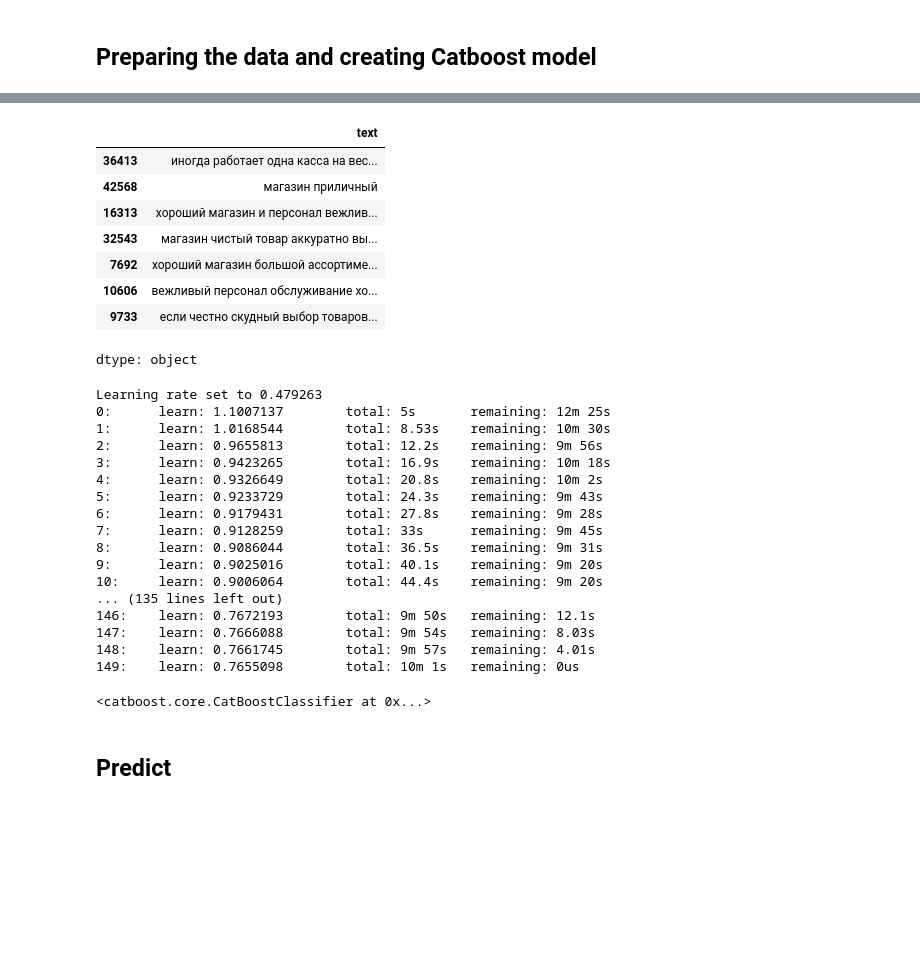
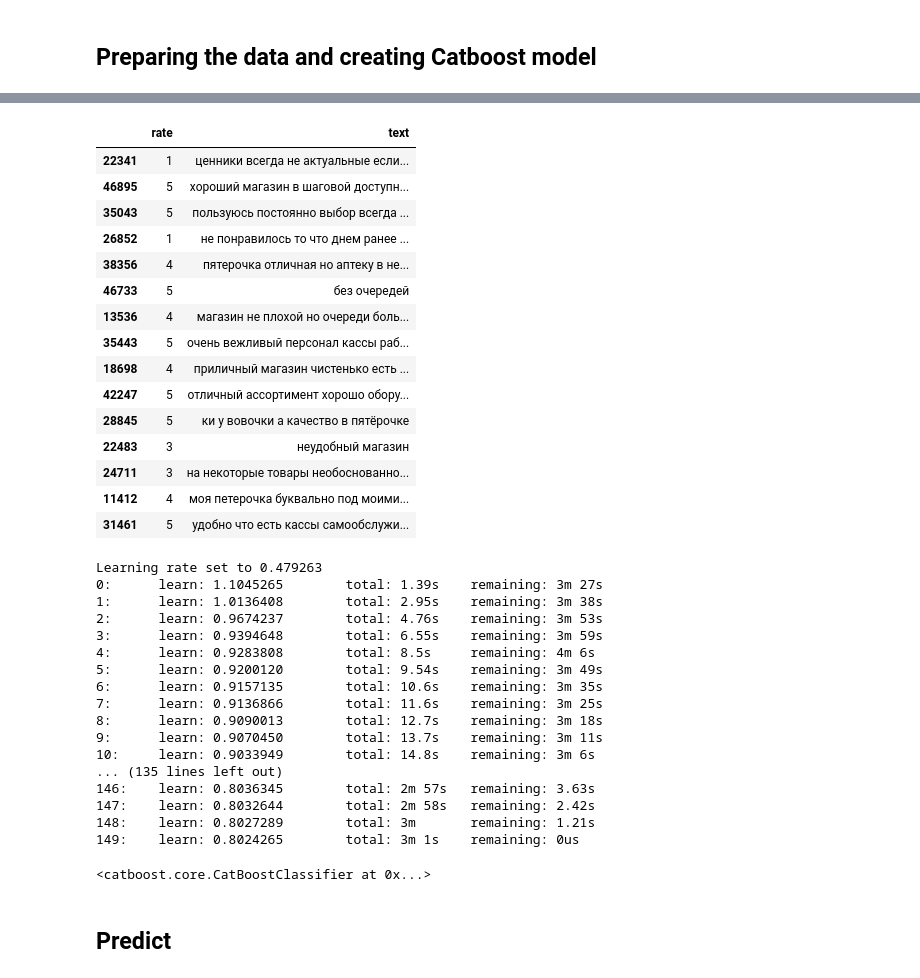
Before and after one commit to F1ameX/2025-ODS-NLP, a Jupyter notebook: practice_2.ipynb, the cells around one changed output, grey strips where cells are left out. Cells and saved outputs as stored; diff of their text form; code cells hidden in the pictures; blank space fills up the shorter version.

Commit message:
data preprocessing + lemmatization added | f1-score 0.6388

```diff
--- a/practice_2.ipynb
+++ b/practice_2.ipynb
@@ -56,19 +69,36 @@ train_data['text'].sample(7)
 dtype: object
-# %%
-train_data['text'] = train_data['text'].str.lower()
-train_data['text'] = train_data['text'].apply(lambda x: re.sub(r'[^\w\s]', '', x))
+# %%
+def process_data(df):
+    lemmatizer = WordNetLemmatizer()
+    df['text'] = df['text'].str.lower()
+    df['text'] = df['text'].apply(lambda x: re.sub(r'([,.!?;])', r' \1 ', x))
+    df['text'] = df['text'].apply(lambda x: re.sub(r'[^\w\s]', '', x))
+    df['text'] = df['text'].apply(lambda x: re.sub(r'[\d]', '', x))
+    df['text'] = df['text'].apply(lambda x: ' '.join([lemmatizer.lemmatize(word) for word in x.split()]))
+
+    return df
+# %%
+train_data = process_data(train_data)
+test_data = process_data(test_data)
 # %%
-train_data['text'].sample(7)
+train_data.sample(15)
 # %% [output]
-|  | text |
-| 36413 | иногда работает одна касса на вес... |
-| 42568 | магазин приличный |
-| 16313 | хороший магазин и персонал вежлив... |
-| 32543 | магазин чистый товар аккуратно вы... |
-| 7692 | хороший магазин большой ассортиме... |
-| 10606 | вежливый персонал обслуживание хо... |
-| 9733 | если честно скудный выбор товаров... |
+|  | rate | text |
+| 22341 | 1 | ценники всегда не актуальные если... |
+| 46895 | 5 | хороший магазин в шаговой доступн... |
+| 35043 | 5 | пользуюсь постоянно выбор всегда ... |
+| 26852 | 1 | не понравилось то что днем ранее ... |
+| 38356 | 4 | пятерочка отличная но аптеку в не... |
+| 46733 | 5 | без очередей |
+| 13536 | 4 | магазин не плохой но очереди боль... |
+| 35443 | 5 | очень вежливый персонал кассы раб... |
+| 18698 | 4 | приличный магазин чистенько есть ... |
+| 42247 | 5 | отличный ассортимент хорошо обору... |
+| 28845 | 5 | ки у вовочки а качество в пятёрочке |
+| 22483 | 3 | неудобный магазин |
+| 24711 | 3 | на некоторые товары необоснованно... |
+| 11412 | 4 | моя петерочка буквально под моими... |
+| 31461 | 5 | удобно что есть кассы самообслужи... |
-dtype: object
 # %%
 X_train = train_data['text']
 y_train = train_data['rate']
@@ -79,7 +109,7 @@ X_test = test_data['text']
 model = CatBoostClassifier(
     iterations = 150,
     depth = 5,
-    random_seed = 52
+    random_seed = 52,
 )
 
 model.fit(
@@ -90,22 +120,22 @@ model.fit(
 )
 # %% [output]
 Learning rate set to 0.479263
-0:      learn: 1.1007137        total: 5s       remaining: 12m 25s
-1:      learn: 1.0168544        total: 8.53s    remaining: 10m 30s
-2:      learn: 0.9655813        total: 12.2s    remaining: 9m 56s
-3:      learn: 0.9423265        total: 16.9s    remaining: 10m 18s
-4:      learn: 0.9326649        total: 20.8s    remaining: 10m 2s
-5:      learn: 0.9233729        total: 24.3s    remaining: 9m 43s
-6:      learn: 0.9179431        total: 27.8s    remaining: 9m 28s
-7:      learn: 0.9128259        total: 33s      remaining: 9m 45s
-8:      learn: 0.9086044        total: 36.5s    remaining: 9m 31s
-9:      learn: 0.9025016        total: 40.1s    remaining: 9m 20s
-10:     learn: 0.9006064        total: 44.4s    remaining: 9m 20s
+0:      learn: 1.1045265        total: 1.39s    remaining: 3m 27s
+1:      learn: 1.0136408        total: 2.95s    remaining: 3m 38s
+2:      learn: 0.9674237        total: 4.76s    remaining: 3m 53s
+3:      learn: 0.9394648        total: 6.55s    remaining: 3m 59s
+4:      learn: 0.9283808        total: 8.5s     remaining: 4m 6s
+5:      learn: 0.9200120        total: 9.54s    remaining: 3m 49s
+6:      learn: 0.9157135        total: 10.6s    remaining: 3m 35s
+7:      learn: 0.9136866        total: 11.6s    remaining: 3m 25s
+8:      learn: 0.9090013        total: 12.7s    remaining: 3m 18s
+9:      learn: 0.9070450        total: 13.7s    remaining: 3m 11s
+10:     learn: 0.9033949        total: 14.8s    remaining: 3m 6s
 ... (135 lines left out)
-146:    learn: 0.7672193        total: 9m 50s   remaining: 12.1s
-147:    learn: 0.7666088        total: 9m 54s   remaining: 8.03s
-148:    learn: 0.7661745        total: 9m 57s   remaining: 4.01s
-149:    learn: 0.7655098        total: 10m 1s   remaining: 0us
+146:    learn: 0.8036345        total: 2m 57s   remaining: 3.63s
+147:    learn: 0.8032644        total: 2m 58s   remaining: 2.42s
+148:    learn: 0.8027289        total: 3m       remaining: 1.21s
+149:    learn: 0.8024265        total: 3m 1s    remaining: 0us
 <catboost.core.CatBoostClassifier at 0x...>
 # %% [markdown]
 ## Predict
```
Also changed, not shown: parts of 6 cells of this notebook.
